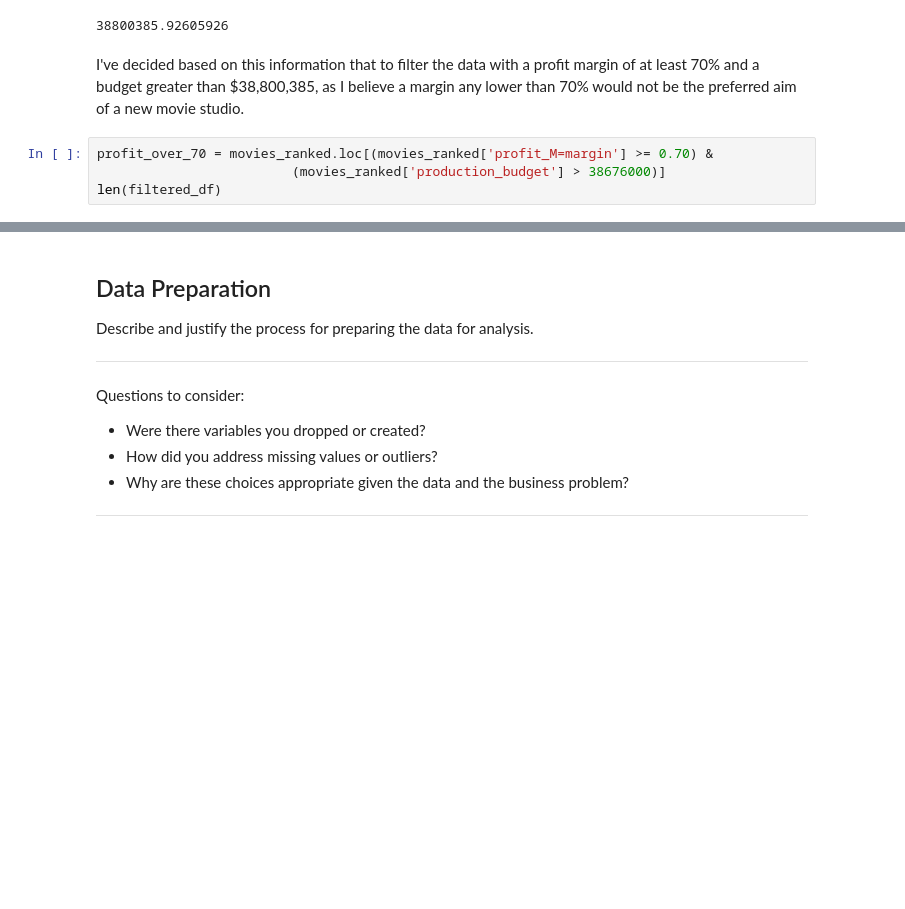
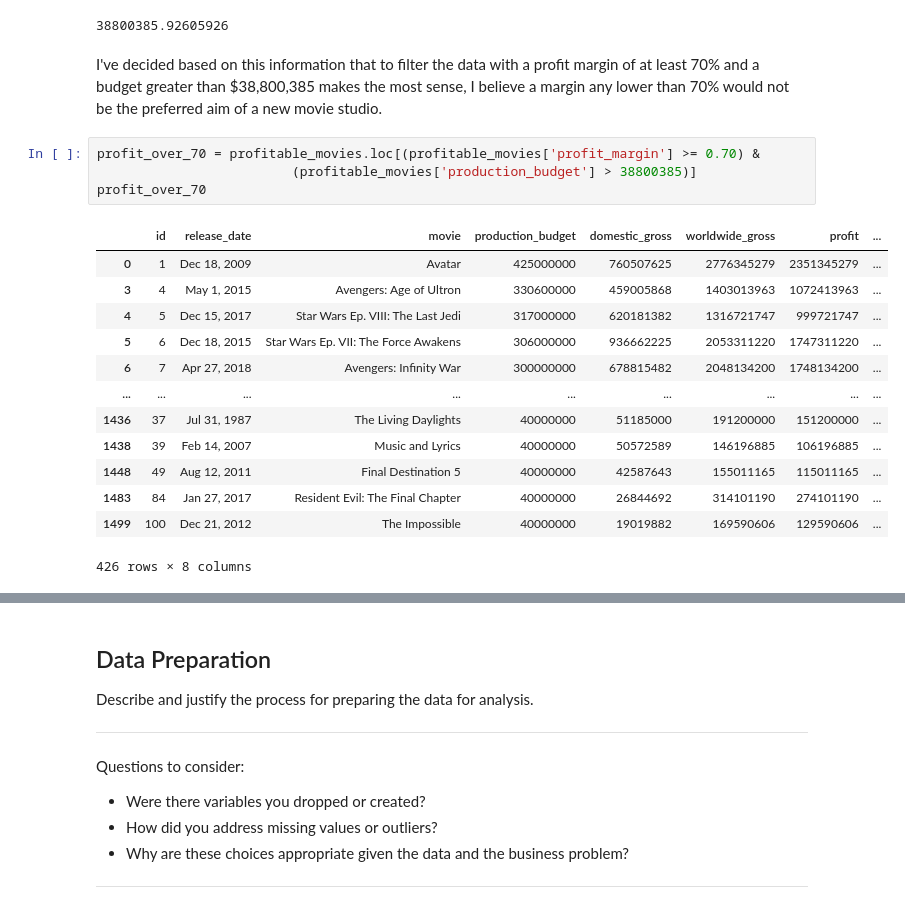
Before and after one commit to samtuleen/Phase1-Microsoft-Movie-Analysis-Project, a Jupyter notebook: Microsoft-Movie-Analysis.ipynb, the cells around one changed output, grey strips where cells are left out. Drawn from its saved outputs; the diff is of its cells as text; blank space fills up the shorter version.

```diff
--- a/Microsoft-Movie-Analysis.ipynb
+++ b/Microsoft-Movie-Analysis.ipynb
@@ -235,8 +235,22 @@ movies_ranked['production_budget'].mean()
 # %% [output]
 38800385.92605926
 # %% [markdown]
-I've decided based on this information that to filter the data with a profit margin of at least 70% and a budget greater than $38,800,385, as I believe a margin any lower than 70% would not be the preferred aim of a new movie studio.
+I've decided based on this information that to filter the data with a profit margin of at least 70% and a budget greater than $38,800,385 makes the most sense, I believe a margin any lower than 70% would not be the preferred aim of a new movie studio.
-# %%
-profit_over_70 = movies_ranked.loc[(movies_ranked['profit_M=margin'] >= 0.70) &
-                         (movies_ranked['production_budget'] > 38676000)]
-len(filtered_df)
+# %%
+profit_over_70 = profitable_movies.loc[(profitable_movies['profit_margin'] >= 0.70) &
+                         (profitable_movies['production_budget'] > 38800385)]
+profit_over_70
+# %% [output]
+|  | id | release_date | movie | production_budget | domestic_gross | worldwide_gross | profit | ... |
+| 0 | 1 | Dec 18, 2009 | Avatar | 425000000 | 760507625 | 2776345279 | 2351345279 | ... |
+| 3 | 4 | May 1, 2015 | Avengers: Age of Ultron | 330600000 | 459005868 | 1403013963 | 1072413963 | ... |
+| 4 | 5 | Dec 15, 2017 | Star Wars Ep. VIII: The Last Jedi | 317000000 | 620181382 | 1316721747 | 999721747 | ... |
+| 5 | 6 | Dec 18, 2015 | Star Wars Ep. VII: The Force Awakens | 306000000 | 936662225 | 2053311220 | 1747311220 | ... |
+| 6 | 7 | Apr 27, 2018 | Avengers: Infinity War | 300000000 | 678815482 | 2048134200 | 1748134200 | ... |
+| ... | ... | ... | ... | ... | ... | ... | ... | ... |
+| 1436 | 37 | Jul 31, 1987 | The Living Daylights | 40000000 | 51185000 | 191200000 | 151200000 | ... |
+| 1438 | 39 | Feb 14, 2007 | Music and Lyrics | 40000000 | 50572589 | 146196885 | 106196885 | ... |
+| 1448 | 49 | Aug 12, 2011 | Final Destination 5 | 40000000 | 42587643 | 155011165 | 115011165 | ... |
+| 1483 | 84 | Jan 27, 2017 | Resident Evil: The Final Chapter | 40000000 | 26844692 | 314101190 | 274101190 | ... |
+| 1499 | 100 | Dec 21, 2012 | The Impossible | 40000000 | 19019882 | 169590606 | 129590606 | ... |
+426 rows × 8 columns
```
Also changed, not shown: parts of 4 cells of this notebook.
